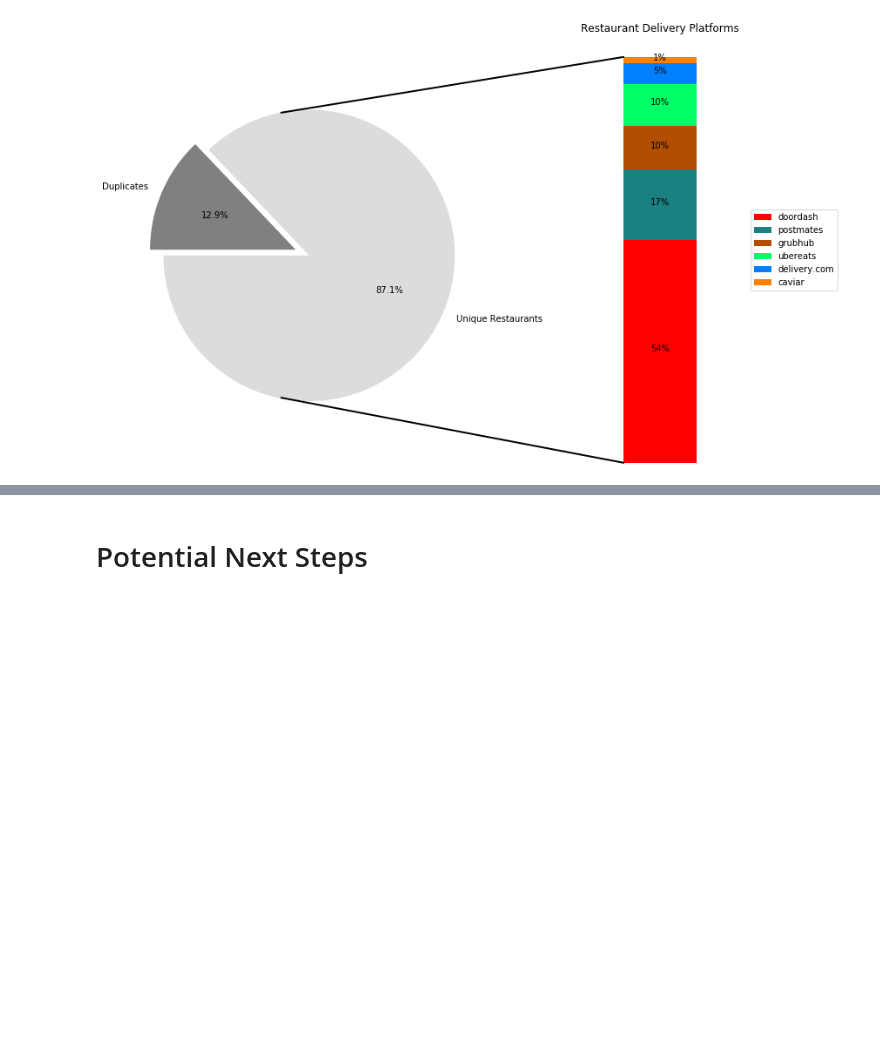
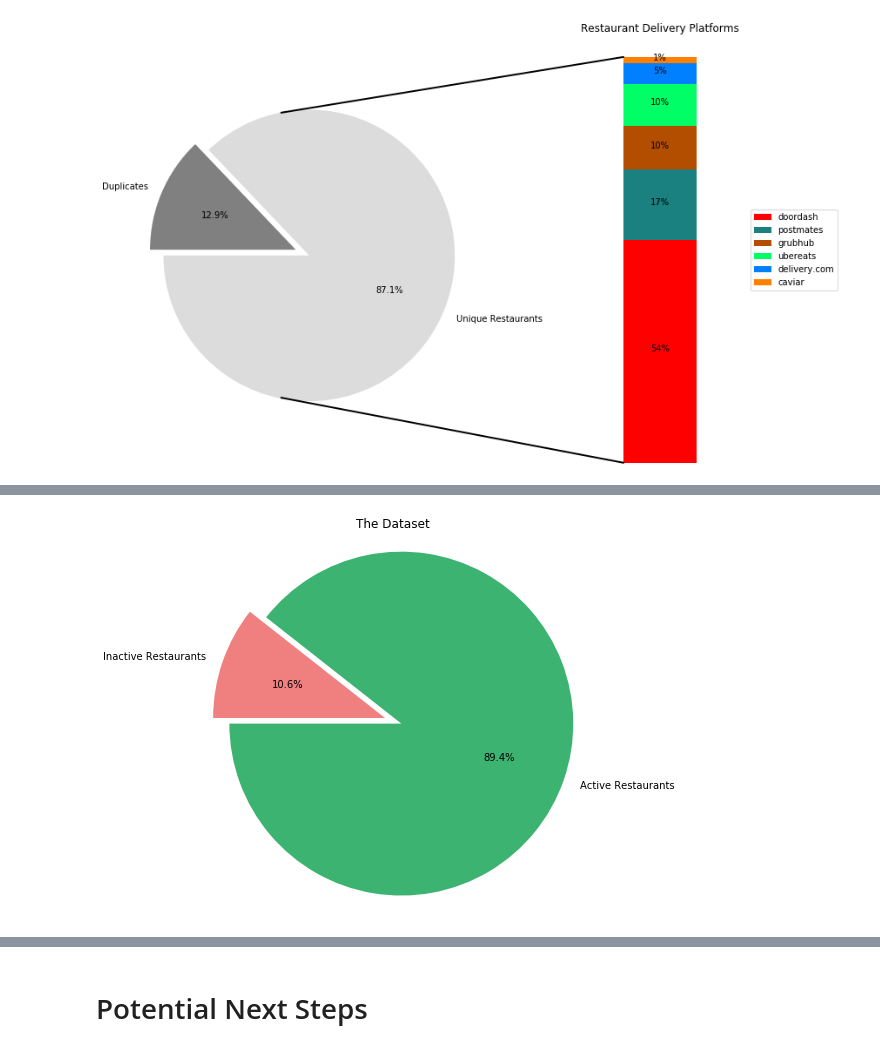
Before and after one commit to Junxchung/Estimating-the-Size-of-the-Online-Food-Ordering-Market, a Jupyter notebook: Otter Case Study Challenge.ipynb, the cells around one changed output, grey strips where cells are left out. Cells and saved outputs as stored; diff of their text form; code cells hidden in the pictures; blank space fills up the shorter version.

```diff
--- a/Otter Case Study Challenge.ipynb
+++ b/Otter Case Study Challenge.ipynb
@@ -1620 +1621,20 @@ Name: duplicate, dtype: int64
+# %%
+### pie graph of frequencies of active vs inactive
+
+fig5, ax1 = plt.subplots(figsize=(7,7))
+
+fig5_labels = 'Active Restaurants', 'Inactive Restaurants'
+ax1.pie([(data[data['active'] == 'TRUE'].shape[0]), (data[data['active'] == 'FALSE'].shape[0])],
+        explode = (0, 0.1),
+        labels = fig5_labels,
+        autopct = '%1.1f%%',
+        shadow = False,
+        startangle = 180,
+        colors = ['mediumseagreen', 'lightcoral'])
+ax1.axis('equal')
+ax1.set_title('The Dataset')
+
+plt.show()
+# %% [output]
+[figure, added]
 # %%
```
Also changed, not shown: parts of 9 cells of this notebook.
